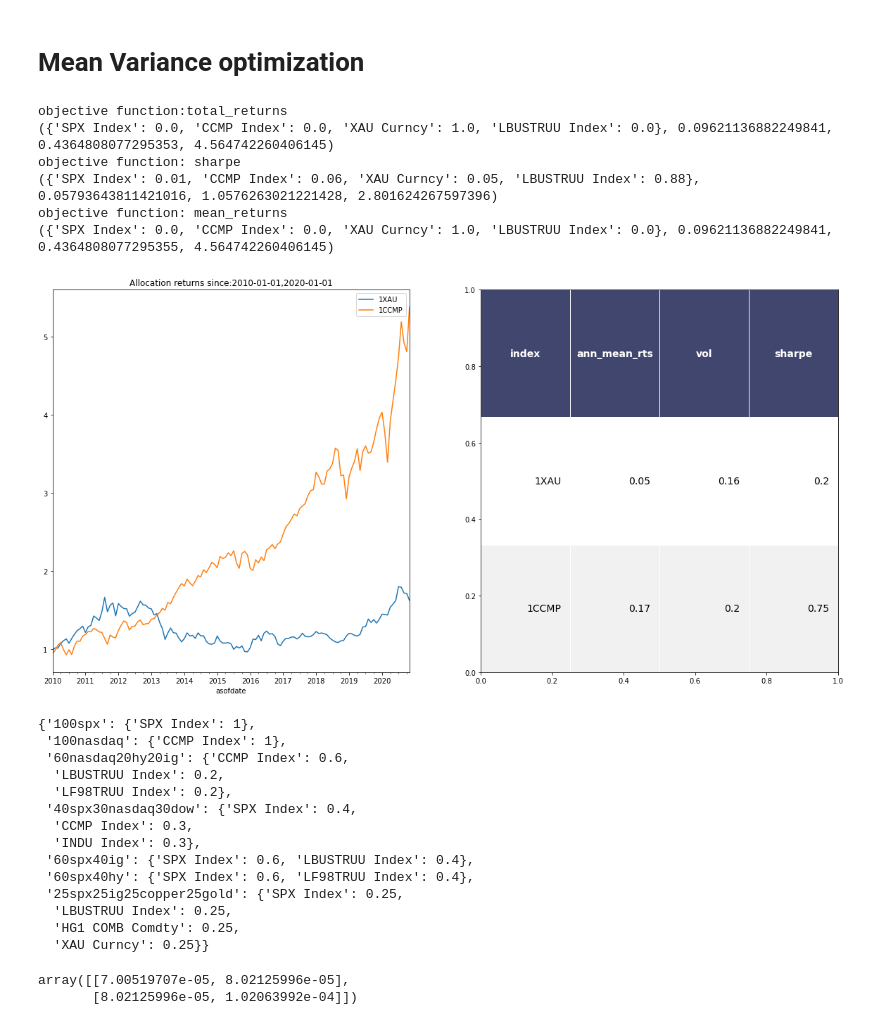
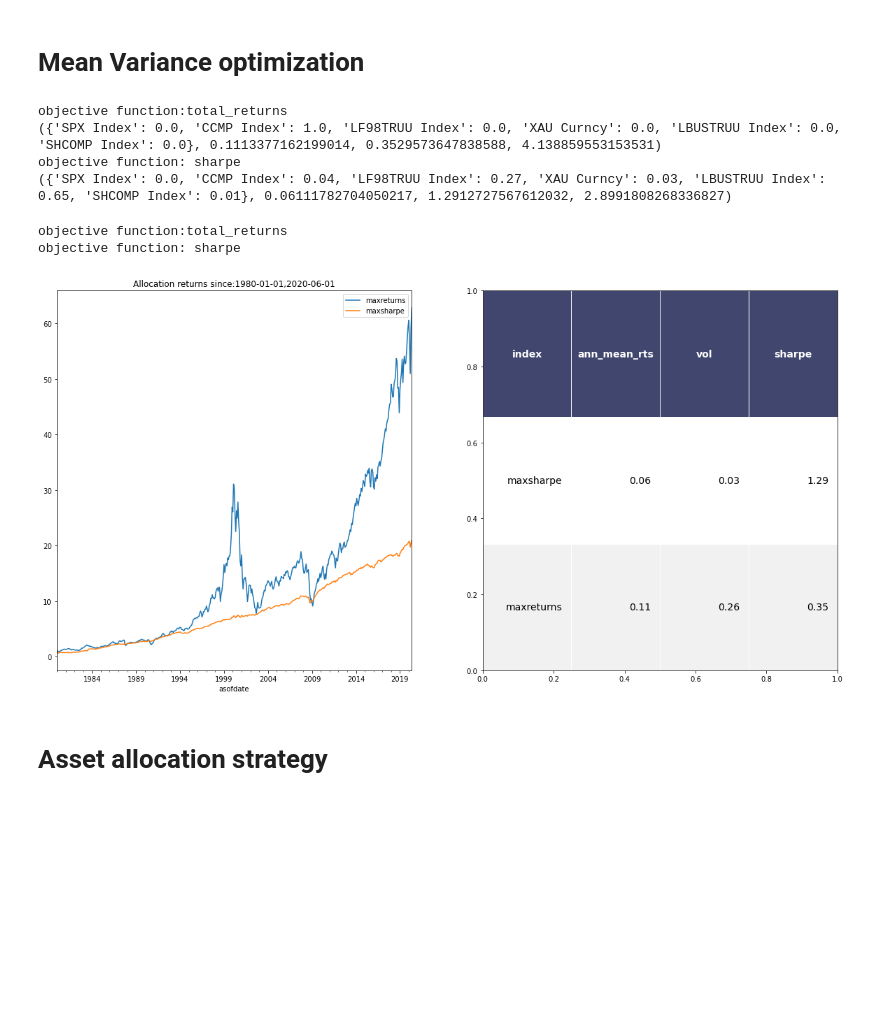
Before and after one commit to windflower715/macro_asset_allocation, a Jupyter notebook: MAA_teaser.ipynb, the cells around one changed output. Cells and saved outputs as stored; diff of their text form; code cells hidden in the pictures; blank space fills up the shorter version.

```diff
--- a/MAA_teaser.ipynb
+++ b/MAA_teaser.ipynb
@@ -75,7 +75,7 @@ def portfolio_stats(returns, weights, rf):
     portfolio_stats(data['price_d_rts'][['SPX Index','CCMP Index']].loc['2015-01-01':'2020-01-01'], [0.6,0.4], 0.02)"""
     returns.dropna(inplace  =True)
     #sum(weights * returns)
-    total_returns =( (returns+1 ).cumprod() * weights).sum(axis= 1 )
+    #total_returns =( (returns+1 ).cumprod() * weights).sum(axis= 1 )
     mean_returns = ((weights * returns.mean()).sum()) *260
     #portfolio_std = W * covariance matrix of returns * W.transpose()
     weights = np.asmatrix(weights)
@@ -109,7 +109,7 @@ def calculate_allocation_returns(inception_date,end_date, allocation_strategy, r
 def show_allocation_graph(start_date, end_date, allocation_strategy, rf):
     test = calculate_allocation_returns(start_date,end_date, allocation_strategy, 0.02)
     fig, axes = plt.subplots(nrows=1, ncols=2, figsize=(20, 10))
-    test[0].dropna().plot(ax = axes [0],title ='Allocation returns since:' + i[0] + ','+i[1])
+    test[0].dropna().plot(ax = axes [0],title ='Allocation returns since:' + start_date + ','+end_date)
     render_mpl_table(test[1].apply(lambda x : round(x,2) ).reset_index() ,ax = axes [1], header_columns=0, col_width=2.2)
 # %%
 dates = [('1980-01-01','2030-01-01'),('1960-01-01','1970-01-01'),('1970-01-01','1980-01-01'), ('1980-01-01','1990-01-01'),('1990-01-01','2000-01-01'),('2000-01-01','2010-01-01'),('2010-01-01','2020-01-01')]
@@ -170,45 +170,22 @@ def weight_optimizer(returns, rf, cost_function):
     #print('returns:', mean_returns)
     return weight_dict,mean_returns,sharpe,total_rts
 # %%
-price_test = data['price_d_rts'][['SPX Index','CCMP Index','XAU Curncy','LBUSTRUU Index']].dropna().loc['2000-01-01':'2020-06-01']
+price_test = data['price_d_rts'][['SPX Index','CCMP Index','LF98TRUU Index','XAU Curncy','LBUSTRUU Index','SHCOMP Index']].dropna().loc['1980-01-01':'2020-06-01']
 print(weight_optimizer(price_test, 0.02, 'total_returns'))
 print(weight_optimizer(price_test, 0.02, 'sharpe'))
-print(weight_optimizer(price_test, 0.02, 'mean_returns'))
 # %% [output]
 objective function:total_returns
-({'SPX Index': 0.0, 'CCMP Index': 0.0, 'XAU Curncy': 1.0, 'LBUSTRUU Index': 0.0}, 0.09621136882249841, 0.4364808077295353, 4.564742260406145)
+({'SPX Index': 0.0, 'CCMP Index': 1.0, 'LF98TRUU Index': 0.0, 'XAU Curncy': 0.0, 'LBUSTRUU Index': 0.0, 'SHCOMP Index': 0.0}, 0.1113377162199014, 0.3529573647838588, 4.138859553153531)
 objective function: sharpe
-({'SPX Index': 0.01, 'CCMP Index': 0.06, 'XAU Curncy': 0.05, 'LBUSTRUU Index': 0.88}, 0.05793643811421016, 1.0576263021221428, 2.801624267597396)
-objective function: mean_returns
-({'SPX Index': 0.0, 'CCMP Index': 0.0, 'XAU Curncy': 1.0, 'LBUSTRUU Index': 0.0}, 0.09621136882249841, 0.4364808077295355, 4.564742260406145)
+({'SPX Index': 0.0, 'CCMP Index': 0.04, 'LF98TRUU Index': 0.27, 'XAU Curncy': 0.03, 'LBUSTRUU Index': 0.65, 'SHCOMP Index': 0.01}, 0.06111782704050217, 1.2912727567612032, 2.8991808268336827)
-# %%
-show_allocation_graph('2010-01-01', '2030-01-01', {'1XAU': {'SPX Index': 0.0, 'CCMP Index': 0.0, 'XAU Curncy': 1.0, 'LBUSTRUU Index': 0.0},
-                            '1CCMP': {'SPX Index': 0.0, 'CCMP Index': 1.0, 'XAU Curncy': 0, 'LBUSTRUU Index': 0.0}
-                                                  }  , 0.02)
-# %% [output]
-[figure, removed]
-# %%
-allocation_strategy
-# %% [output]
-{'100spx': {'SPX Index': 1},
- '100nasdaq': {'CCMP Index': 1},
- '60nasdaq20hy20ig': {'CCMP Index': 0.6,
-  'LBUSTRUU Index': 0.2,
-  'LF98TRUU Index': 0.2},
- '40spx30nasdaq30dow': {'SPX Index': 0.4,
-  'CCMP Index': 0.3,
-  'INDU Index': 0.3},
- '60spx40ig': {'SPX Index': 0.6, 'LBUSTRUU Index': 0.4},
- '60spx40hy': {'SPX Index': 0.6, 'LF98TRUU Index': 0.4},
- '25spx25ig25copper25gold': {'SPX Index': 0.25,
-  'LBUSTRUU Index': 0.25,
-  'HG1 COMB Comdty': 0.25,
-  'XAU Curncy': 0.25}}
-# %%
-dates = [('1980-01-01','2030-01-01'),('1960-01-01','1970-01-01'),('1970-01-01','1980-01-01'), ('1980-01-01','1990-01-01'),('1990-01-01','2000-01-01'),('2000-01-01','2010-01-01'),('2010-01-01','2020-01-01')]
-for i in dates:
-    test = calculate_allocation_returns(i[0],i[1], allocation_strategy)
-    test.dropna().plot(title ='Allocation returns since:' + i[0] + ','+i[1])
-# %% [output]
-array([[7.00519707e-05, 8.02125996e-05],
-       [8.02125996e-05, 1.02063992e-04]])
+# %%
+show_allocation_graph('1980-01-01', '2020-06-01',
+                      {'maxreturns': weight_optimizer(price_test, 0.02, 'total_returns')[0],
+                     'maxsharpe': weight_optimizer(price_test, 0.02, 'sharpe')[0]
+                                                  }  , 0.02)
+# %% [output]
+objective function:total_returns
+objective function: sharpe
+[figure, added]
+# %% [markdown]
+# Asset allocation strategy
```
Also changed, not shown: parts of 1 cell of this notebook.
